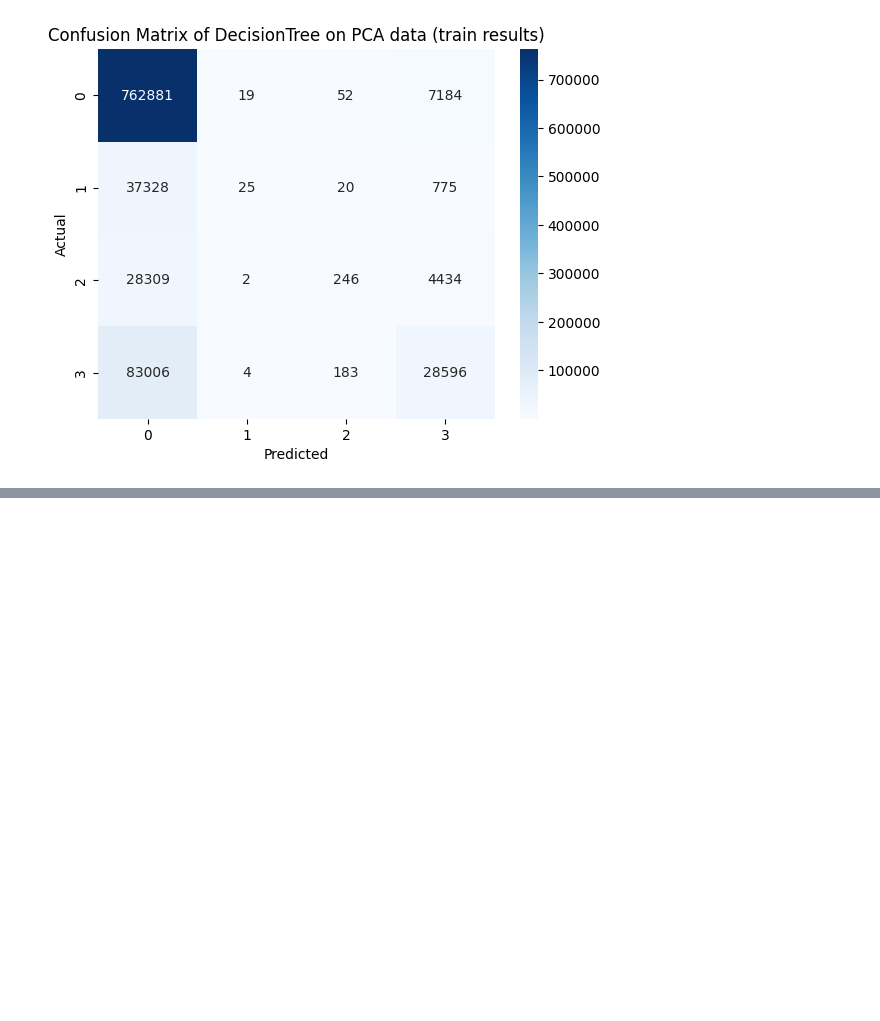
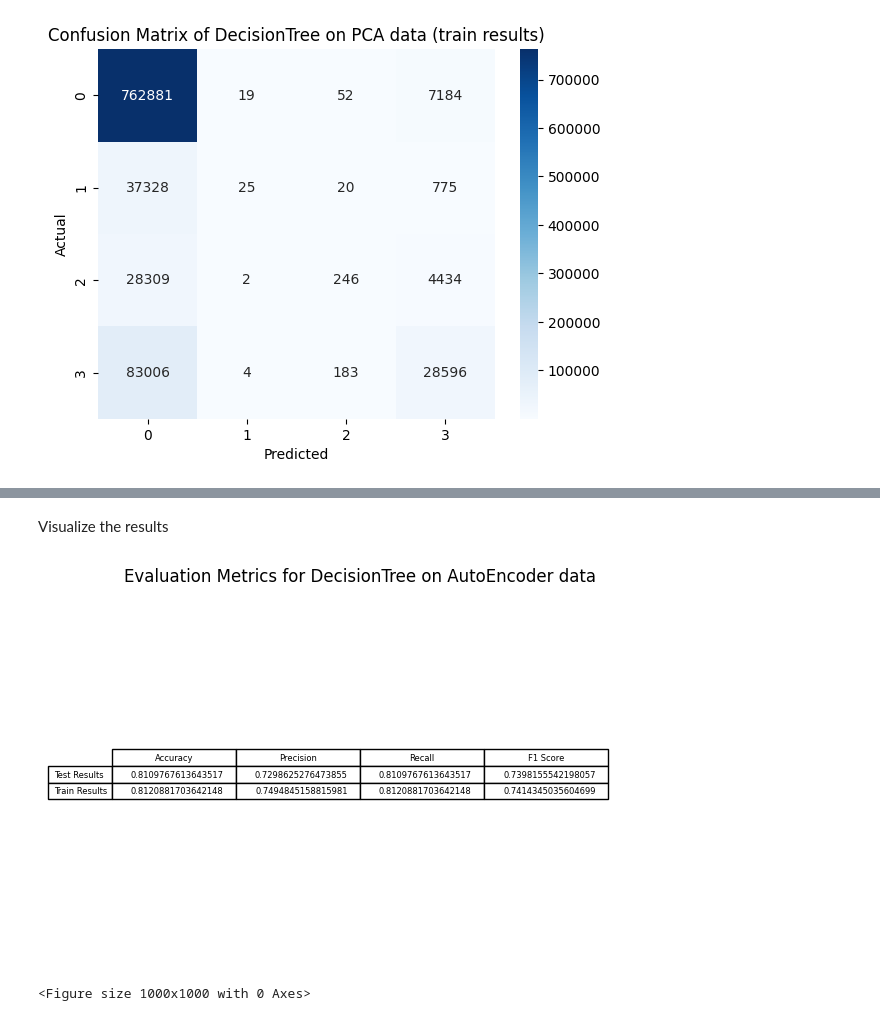
Before and after one commit to yazdanzv/Compare_Multiple_DL_Methods_on_Flight_USA_Dataset, a Jupyter notebook: main.ipynb, the cells around one changed output, grey strips where cells are left out. Cells and saved outputs as stored; diff of their text form; code cells hidden in the pictures; blank space fills up the shorter version.

```diff
--- a/main.ipynb
+++ b/main.ipynb
@@ -975,0 +1047,6 @@ plt.show()
+# %%
+# Test data prediction
+dt_auto_pred_test = dt_auto.predict(X_auto_test)
+
+# Train data prediction
+dt_auto_pred_train = dt_auto.predict(X_auto_train)
@@ -975,0 +1055,25 @@ plt.show()
+# %%
+# Test data
+acc_dt_auto_test = accuracy_score(y_auto_test, dt_auto_pred_test)
+prec_dt_auto_test = precision_score(y_auto_test, dt_auto_pred_test, average='weighted')
+rec_dt_auto_test = recall_score(y_auto_test, dt_auto_pred_test, average='weighted')
+f1_dt_auto_test = f1_score(y_auto_test, dt_auto_pred_test, average='weighted')
+con_mat_dt_auto_test = confusion_matrix(y_auto_test, dt_auto_pred_test)
+
+# Test data
+acc_dt_auto_train = accuracy_score(y_auto_train, dt_auto_pred_train)
+prec_dt_auto_train = precision_score(y_auto_train, dt_auto_pred_train, average='weighted')
+rec_dt_auto_train = recall_score(y_auto_train, dt_auto_pred_train, average='weighted')
+f1_dt_auto_train = f1_score(y_auto_train, dt_auto_pred_train, average='weighted')
+con_mat_dt_auto_train = confusion_matrix(y_auto_train, dt_auto_pred_train)
+# %% [markdown]
+Visualize the results
+# %%
+plt.table([[acc_dt_auto_test, prec_dt_auto_test, rec_dt_auto_test, f1_dt_auto_test], [acc_dt_auto_train, prec_dt_auto_train, rec_dt_auto_train, f1_dt_auto_train]], colLabels=['Accuracy', 'Precision', 'Recall', 'F1 Score'], rowLabels=['Test Results', 'Train Results'], loc='center')
+plt.axis('off')
+plt.title("Evaluation Metrics for DecisionTree on AutoEncoder data")
+plt.figure(figsize=(10,10))
+plt.show()
+# %% [output]
+[figure, added]
+<Figure size 1000x1000 with 0 Axes>
```
Also changed, not shown: parts of 20 cells of this notebook.
